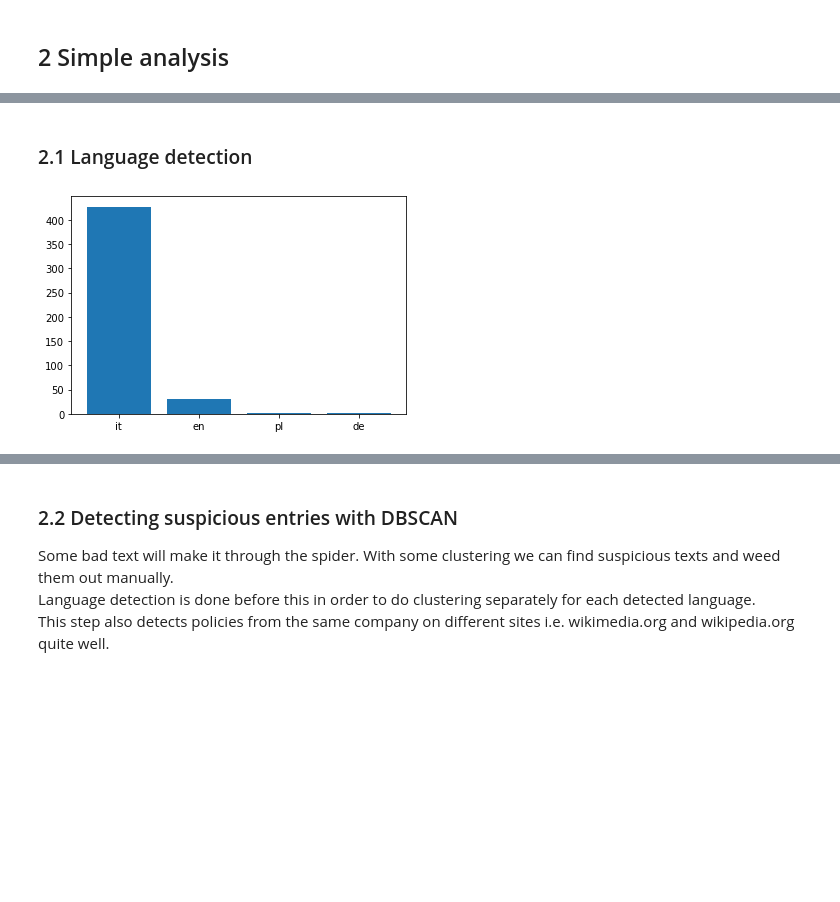
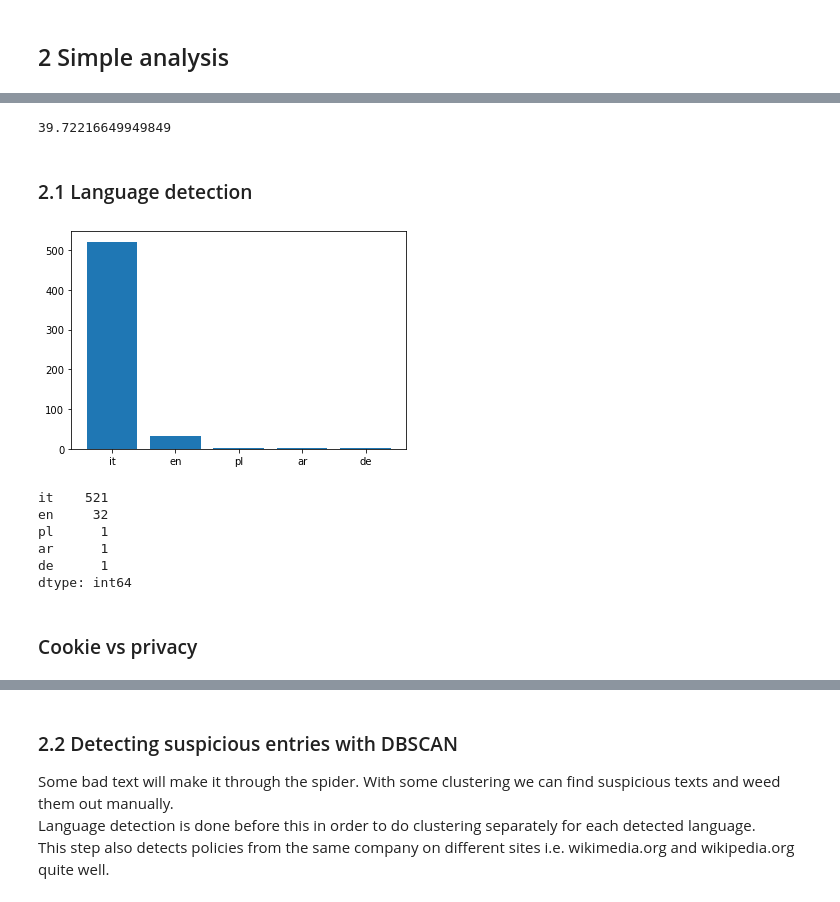
Before and after one commit to gbrsni/policySpider, a Jupyter notebook: Policy analysis.ipynb, the cells around one changed output, grey strips where cells are left out. Cells and saved outputs as stored; diff of their text form; code cells hidden in the pictures; blank space fills up the shorter version.

```diff
--- a/Policy analysis.ipynb
+++ b/Policy analysis.ipynb
@@ -109,0 +125,3 @@ Policy url found but no good policy found: 47
+# %%
+successful = report_json.loc[report_json["success"] == True]
+print(len(successful))
@@ -136,0 +181,13 @@ policy_file_names = successful["policy_file"].tolist()
+# %%
+
+def get_pa_files():
+    gov_pa_files = []
+
+    for name in policy_file_names:
+        if name[len(name) - 11: ] == ".gov.it.txt" \
+            or name[len(name) - 15: ] == ".gov.it:443.txt" \
+            or name == "policy_www.garanteprivacy.it.txt":
+            gov_pa_files.append(open(DATADIR + name))
+    #         print(name)
+
+    return gov_pa_files
@@ -137,17 +310,43 @@ policy_file_names = successful["policy_file"].tolist()
+# %%
+text_garante = open(DATADIR + 'policy_www.garanteprivacy.it.txt').read()
+
+custom_gulpease(text_garante)
+
+print(custom_gulpease(text_garante))
+# %% [output]
+39.72216649949849
 # %% [markdown]
 ### 2.1 Language detection
 # %%
 # Language detection
 policy_files = []
 for filename in policy_file_names:
     policy_files.append(open(DATADIR + filename))
 
-
 languages = {}
+prevlen = 0
 for file in policy_files:
     languages[file.name] = langid.classify(file.read())[0]
+#     if languages[file.name] != "it" and (languages[file.name]) != "en":
+#         print(languages[file.name])
+#         print(len(languages))
+    if prevlen == len(languages):
+        print(file.name)
+    prevlen = len(languages)
 
 plt.bar(pd.Series(languages).value_counts().keys(), pd.Series(languages).value_counts())
+plt.savefig('images/langs.svg')
 plt.show()
 # %% [output]
-[figure, old version]
+[figure, new version]
+# %%
+pd.Series(languages).value_counts()
+# %% [output]
+it    521
+en     32
+pl      1
+ar      1
+de      1
+dtype: int64
+# %% [markdown]
+### Cookie vs privacy
```
Also changed, not shown: parts of 33 cells of this notebook.
